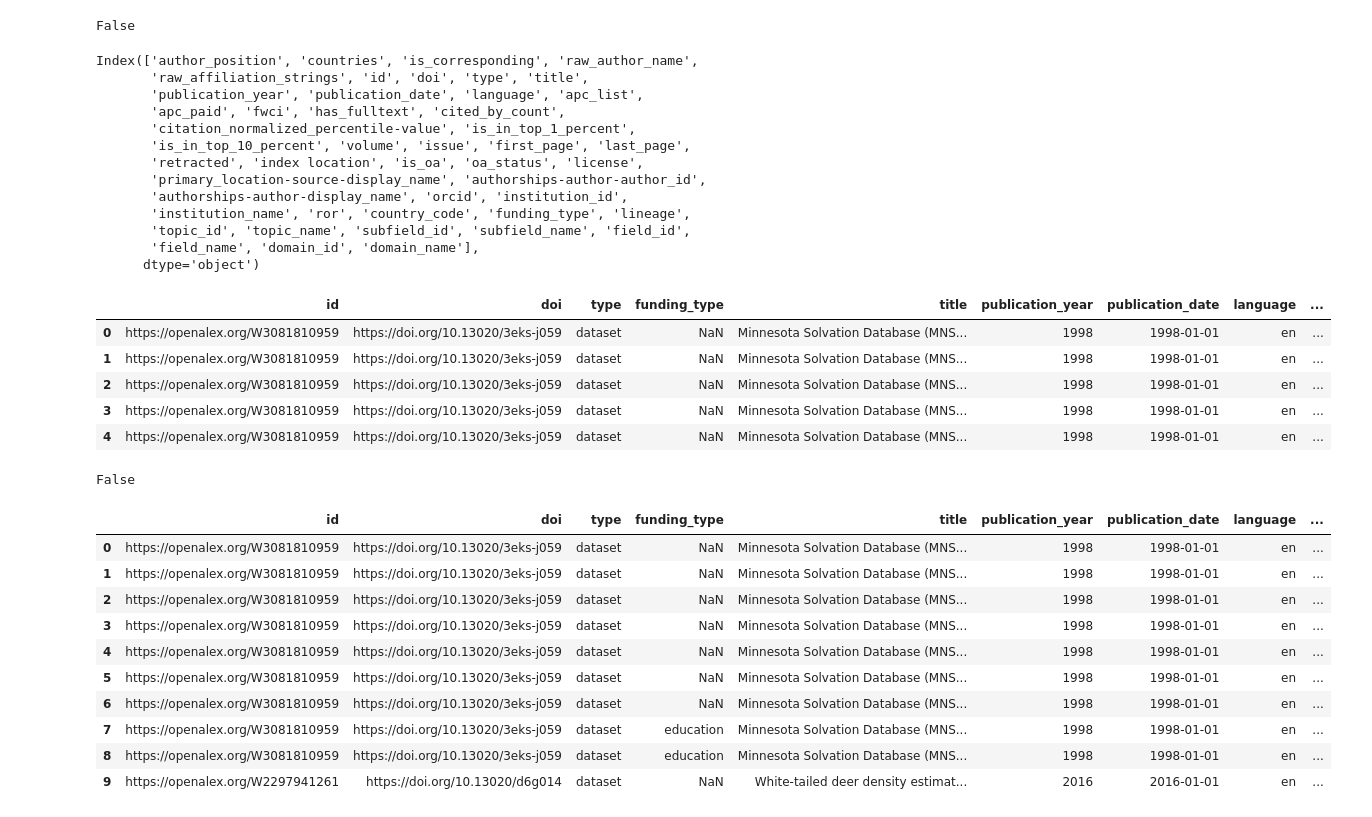
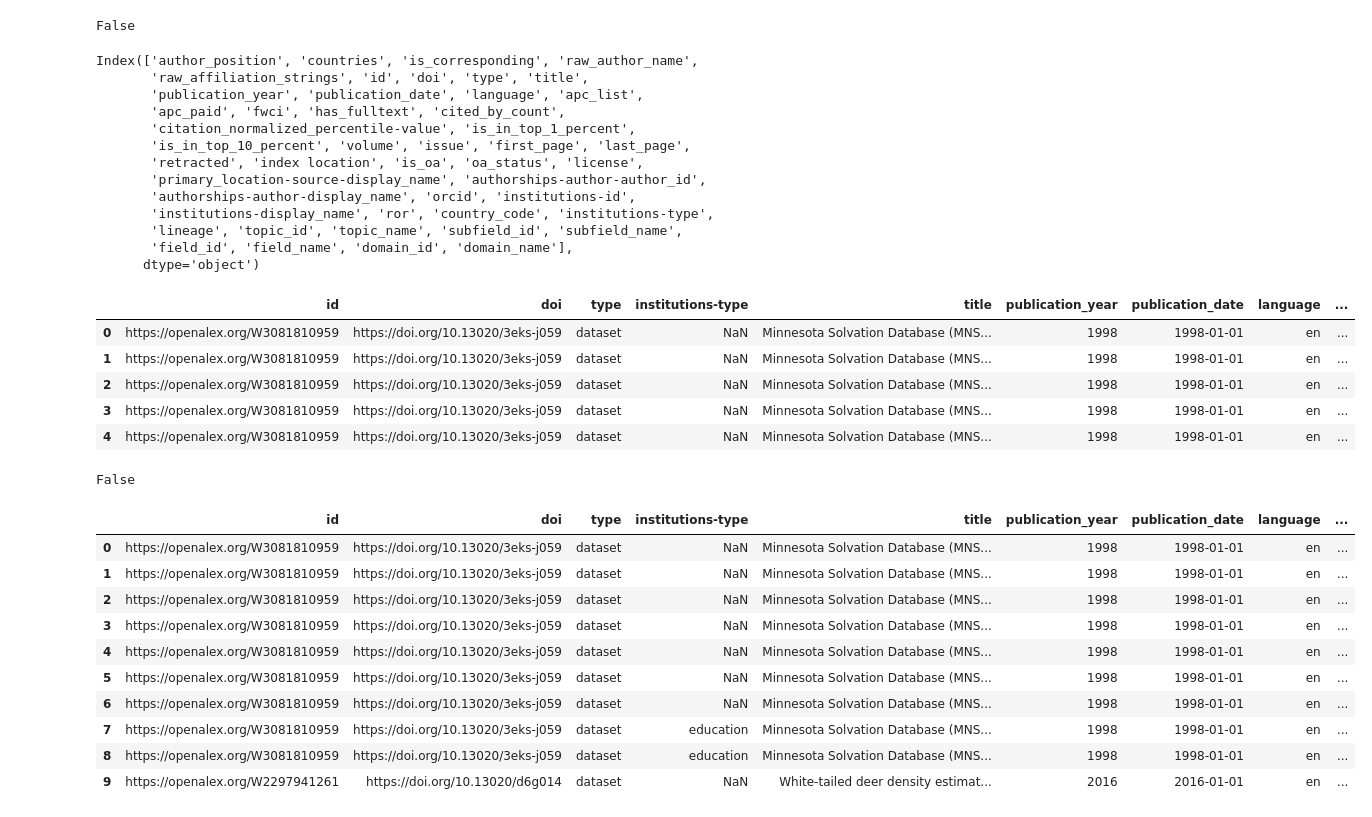
Before and after one commit to senderrr/OpenAlex, a Jupyter notebook: OpenAlexSource.ipynb, the cells around one changed output. Drawn from its saved outputs; the diff is of its cells as text; code cells hidden in the pictures.

Commit message:
refactor institutions

```diff
--- a/OpenAlexSource.ipynb
+++ b/OpenAlexSource.ipynb
@@ -350,14 +350,4 @@ institution_df['lineage'] = institution_df['lineage'].str[0]
 institution_df
 
 # rename columns
-institution_df = institution_df.rename(columns={'id': 'institution_id', 'display_name': 'institution_name', 'type': 'funding_type'})
+institution_df = institution_df.rename(columns={'id': 'institutions-id', 'display_name': 'institutions-display_name', 'type': 'institutions-type'})
-# %%
-# normalize nested Insituttion column
-test = CleanJSON('institutions', cleaned_df)
-
-# remove list format for lineage
-institution_df['lineage'] = institution_df['lineage'].str[0]
-institution_df
-
-# rename columns
-institution_df = institution_df.rename(columns={'id': 'institution_id', 'display_name': 'institution_name', 'type': 'funding_type'})
@@ -602,22 +602,22 @@ Index(['author_position', 'countries', 'is_corresponding', 'raw_author_name',
        'is_in_top_10_percent', 'volume', 'issue', 'first_page', 'last_page',
        'retracted', 'index location', 'is_oa', 'oa_status', 'license',
        'primary_location-source-display_name', 'authorships-author-author_id',
-       'authorships-author-display_name', 'orcid', 'institution_id',
-       'institution_name', 'ror', 'country_code', 'funding_type', 'lineage',
-       'topic_id', 'topic_name', 'subfield_id', 'subfield_name', 'field_id',
-       'field_name', 'domain_id', 'domain_name'],
+       'authorships-author-display_name', 'orcid', 'institutions-id',
+       'institutions-display_name', 'ror', 'country_code', 'institutions-type',
+       'lineage', 'topic_id', 'topic_name', 'subfield_id', 'subfield_name',
+       'field_id', 'field_name', 'domain_id', 'domain_name'],
       dtype='object')
 # %%
-unnested_df = unnested_df[['id', 'doi', 'type', 'funding_type', 'title', 'publication_year', 'publication_date', 'language',
+unnested_df = unnested_df[['id', 'doi', 'type', 'institutions-type', 'title', 'publication_year', 'publication_date', 'language',
        'authorships-author-author_id','authorships-author-display_name', 'author_position', 'orcid',
        'apc_list', 'apc_paid', 'fwci', 'has_fulltext', 'cited_by_count', 'citation_normalized_percentile-value',
               'is_in_top_1_percent', 'is_in_top_10_percent', 'volume', 'issue', 'first_page', 'last_page',
        'topic_id', 'topic_name', 'subfield_id', 'subfield_name', 'field_id', 'field_name', 'domain_id', 'domain_name',
        'retracted', 'index location', 'primary_location-source-display_name', 'is_oa', 'oa_status', 'license',
-       'institution_id', 'institution_name', 'raw_affiliation_strings',  'country_code', 'ror', 'lineage']]
+       'institutions-id', 'institutions-display_name', 'raw_affiliation_strings',  'country_code', 'ror', 'lineage']]
 unnested_df.head()
 # %% [output]
-|  | id | doi | type | funding_type | title | publication_year | publication_date | language | ... |
+|  | id | doi | type | institutions-type | title | publication_year | publication_date | language | ... |
 | 0 | https://openalex.org/W3081810959 | https://doi.org/10.13020/3eks-j059 | dataset | NaN | Minnesota Solvation Database (MNS... | 1998 | 1998-01-01 | en | ... |
 | 1 | https://openalex.org/W3081810959 | https://doi.org/10.13020/3eks-j059 | dataset | NaN | Minnesota Solvation Database (MNS... | 1998 | 1998-01-01 | en | ... |
 | 2 | https://openalex.org/W3081810959 | https://doi.org/10.13020/3eks-j059 | dataset | NaN | Minnesota Solvation Database (MNS... | 1998 | 1998-01-01 | en | ... |
@@ -630,7 +630,7 @@ False
 # %%
 unnested_df.head(10)
 # %% [output]
-|  | id | doi | type | funding_type | title | publication_year | publication_date | language | ... |
+|  | id | doi | type | institutions-type | title | publication_year | publication_date | language | ... |
 | 0 | https://openalex.org/W3081810959 | https://doi.org/10.13020/3eks-j059 | dataset | NaN | Minnesota Solvation Database (MNS... | 1998 | 1998-01-01 | en | ... |
 | 1 | https://openalex.org/W3081810959 | https://doi.org/10.13020/3eks-j059 | dataset | NaN | Minnesota Solvation Database (MNS... | 1998 | 1998-01-01 | en | ... |
 | 2 | https://openalex.org/W3081810959 | https://doi.org/10.13020/3eks-j059 | dataset | NaN | Minnesota Solvation Database (MNS... | 1998 | 1998-01-01 | en | ... |
```
Also changed, not shown: parts of 3 cells of this notebook, 1 other file.
